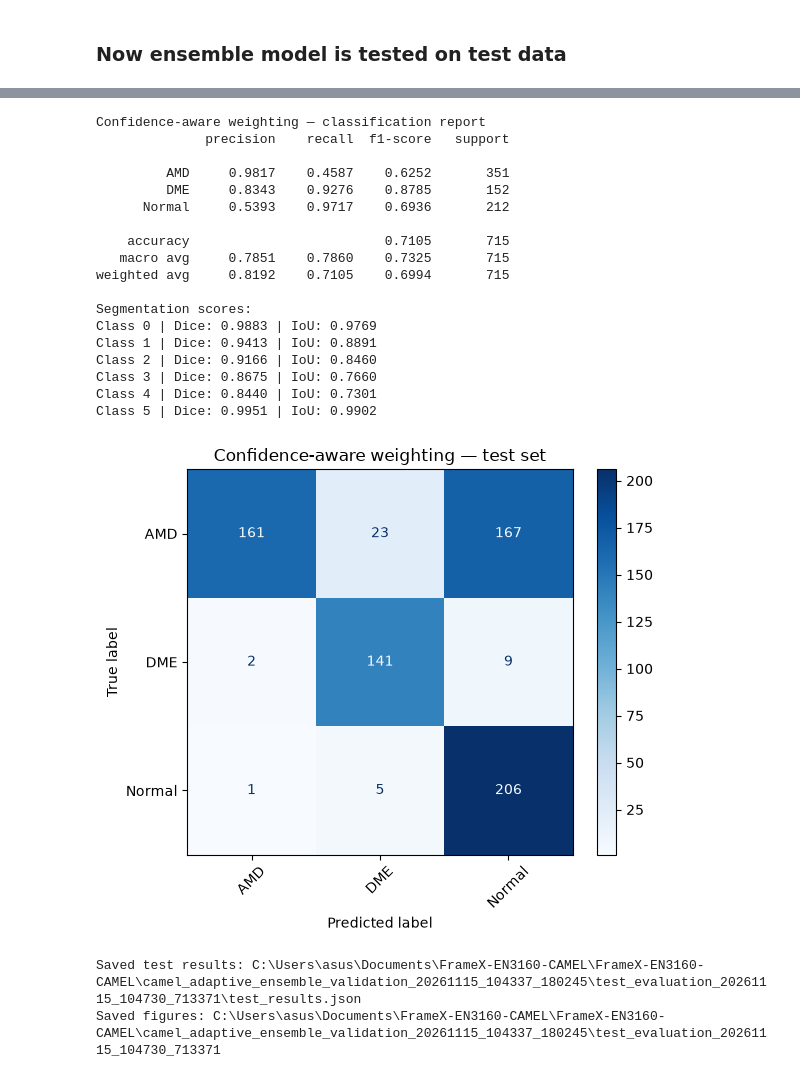
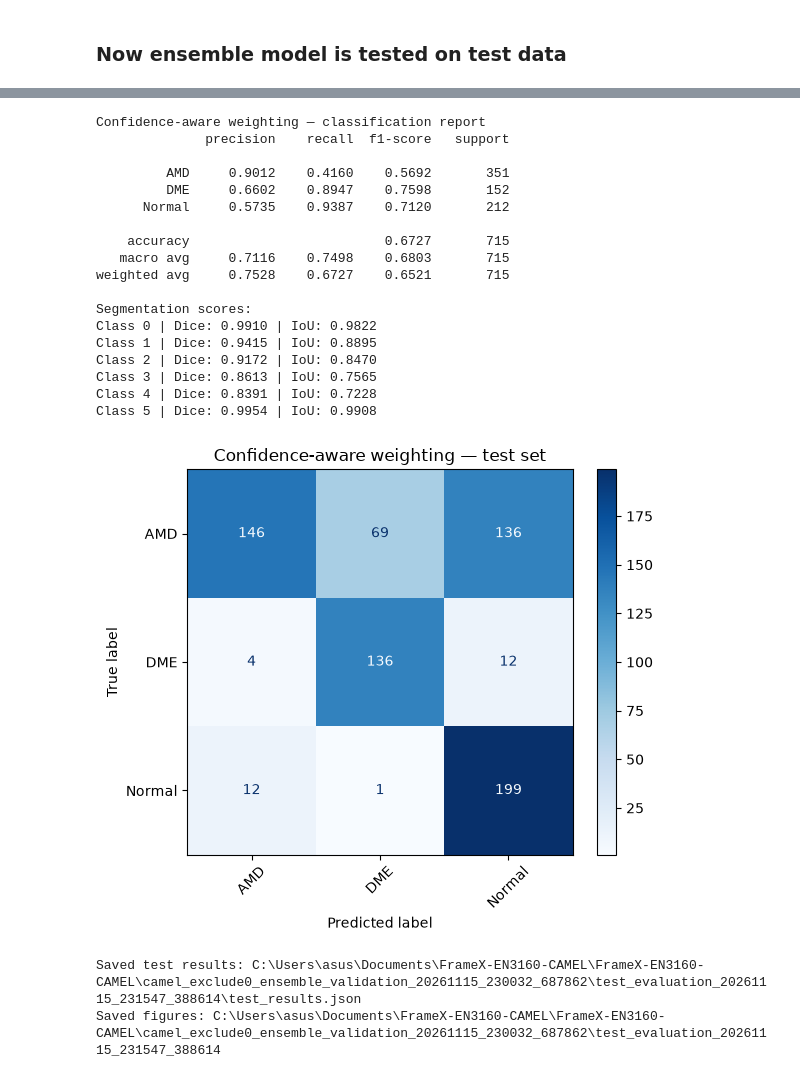
Before and after one commit to Upani-Gunathunga/FrameX-EN3160-CAMEL, a Jupyter notebook: CAMEL_reimplementation_CORRECT.ipynb, the cells around one changed output, grey strips where cells are left out. Cells and saved outputs as stored; diff of their text form; code cells hidden in the pictures.

```diff
--- a/CAMEL_reimplementation_CORRECT.ipynb
+++ b/CAMEL_reimplementation_CORRECT.ipynb
@@ -5379,9 +5455,29 @@ for saved_path in [resnet_checkpoint_path, b0_checkpoint_path]:
 
 encoder_name = "efficientnet-b7"
 
+# run_name = datetime.now().strftime(
+#     "camel_b7_adaptive_train_fixed_val_%Y%m%d_%H%M%S_%f"
+# )
+
+# Use the same Dice convention as the new ResNet and B0 runs.
+exclude_zero_from_dice = True
+
+trainloader.sampler.generator = torch.Generator().manual_seed(42)
+
+torch.backends.cudnn.benchmark = False
+torch.backends.cudnn.deterministic = True
+
 run_name = datetime.now().strftime(
-    "camel_b7_adaptive_train_fixed_val_%Y%m%d_%H%M%S_%f"
+    "camel_b7_dice_exclude0_%Y%m%d_%H%M%S_%f"
 )
+
+print("Encoder: efficientnet-b7 | Dice variant: exclude0")
+
+
+
+
+
+
 
 run_folder = project_folder / run_name
 run_folder.mkdir(parents=True, exist_ok=False)
@@ -5439,6 +5535,9 @@ config = {
     "patience": patience,
     "batch_size": trainloader.batch_size,
     "initial_segmentation_weight": segmentation_weight,
+    "dice_excludes_class_zero": exclude_zero_from_dice,
+    "dice_variant": "exclude0",
+    "training_shuffle_seed": 42,
     "validation_weights": [0.5, 0.5],
     "class_names": list(dataset.class_names),
     "segmentation_classes": 6,
@@ -6454,10 +6599,17 @@ missing = [name for name in required if name not in globals()]
 if missing:
     raise RuntimeError(f"Run the setup cells first. Missing: {missing}")
 
+# settings_path = Path(
+#     r"C:\Users\asus\Documents\FrameX-EN3160-CAMEL"
+#     r"\FrameX-EN3160-CAMEL"
+#     r"\camel_adaptive_ensemble_validation_20261115_104337_180245"
+#     r"\ensemble_settings.json"
+# )
+
 settings_path = Path(
     r"C:\Users\asus\Documents\FrameX-EN3160-CAMEL"
     r"\FrameX-EN3160-CAMEL"
-    r"\camel_adaptive_ensemble_validation_20261115_104337_180245"
+    r"\camel_exclude0_ensemble_validation_20261115_230032_687862"
     r"\ensemble_settings.json"
 )
 
@@ -6919,22 +7071,22 @@ Class 5 | Dice: 0.9950 | IoU: 0.9900
 Confidence-aware weighting — classification report
               precision    recall  f1-score   support
 
-         AMD     0.9817    0.4587    0.6252       351
-         DME     0.8343    0.9276    0.8785       152
-      Normal     0.5393    0.9717    0.6936       212
+         AMD     0.9012    0.4160    0.5692       351
+         DME     0.6602    0.8947    0.7598       152
+      Normal     0.5735    0.9387    0.7120       212
 
-    accuracy                         0.7105       715
-   macro avg     0.7851    0.7860    0.7325       715
-weighted avg     0.8192    0.7105    0.6994       715
+    accuracy                         0.6727       715
+   macro avg     0.7116    0.7498    0.6803       715
+weighted avg     0.7528    0.6727    0.6521       715
 
 Segmentation scores:
-Class 0 | Dice: 0.9883 | IoU: 0.9769
-Class 1 | Dice: 0.9413 | IoU: 0.8891
-Class 2 | Dice: 0.9166 | IoU: 0.8460
-Class 3 | Dice: 0.8675 | IoU: 0.7660
-Class 4 | Dice: 0.8440 | IoU: 0.7301
-Class 5 | Dice: 0.9951 | IoU: 0.9902
+Class 0 | Dice: 0.9910 | IoU: 0.9822
+Class 1 | Dice: 0.9415 | IoU: 0.8895
+Class 2 | Dice: 0.9172 | IoU: 0.8470
+Class 3 | Dice: 0.8613 | IoU: 0.7565
+Class 4 | Dice: 0.8391 | IoU: 0.7228
+Class 5 | Dice: 0.9954 | IoU: 0.9908
-[figure, old version]
+[figure, new version]
-Saved test results: C:\Users\asus\Documents\FrameX-EN3160-CAMEL\FrameX-EN3160-CAMEL\camel_adaptive_ensemble_validation_20261115_104337_180245\test_evaluation_20261115_104730_713371\test_results.json
-Saved figures: C:\Users\asus\Documents\FrameX-EN3160-CAMEL\FrameX-EN3160-CAMEL\camel_adaptive_ensemble_validation_20261115_104337_180245\test_evaluation_20261115_104730_713371
+Saved test results: C:\Users\asus\Documents\FrameX-EN3160-CAMEL\FrameX-EN3160-CAMEL\camel_exclude0_ensemble_validation_20261115_230032_687862\test_evaluation_20261115_231547_388614\test_results.json
+Saved figures: C:\Users\asus\Documents\FrameX-EN3160-CAMEL\FrameX-EN3160-CAMEL\camel_exclude0_ensemble_validation_20261115_230032_687862\test_evaluation_20261115_231547_388614
 # %% [markdown]
```
Also changed, not shown: parts of 16 cells of this notebook.
